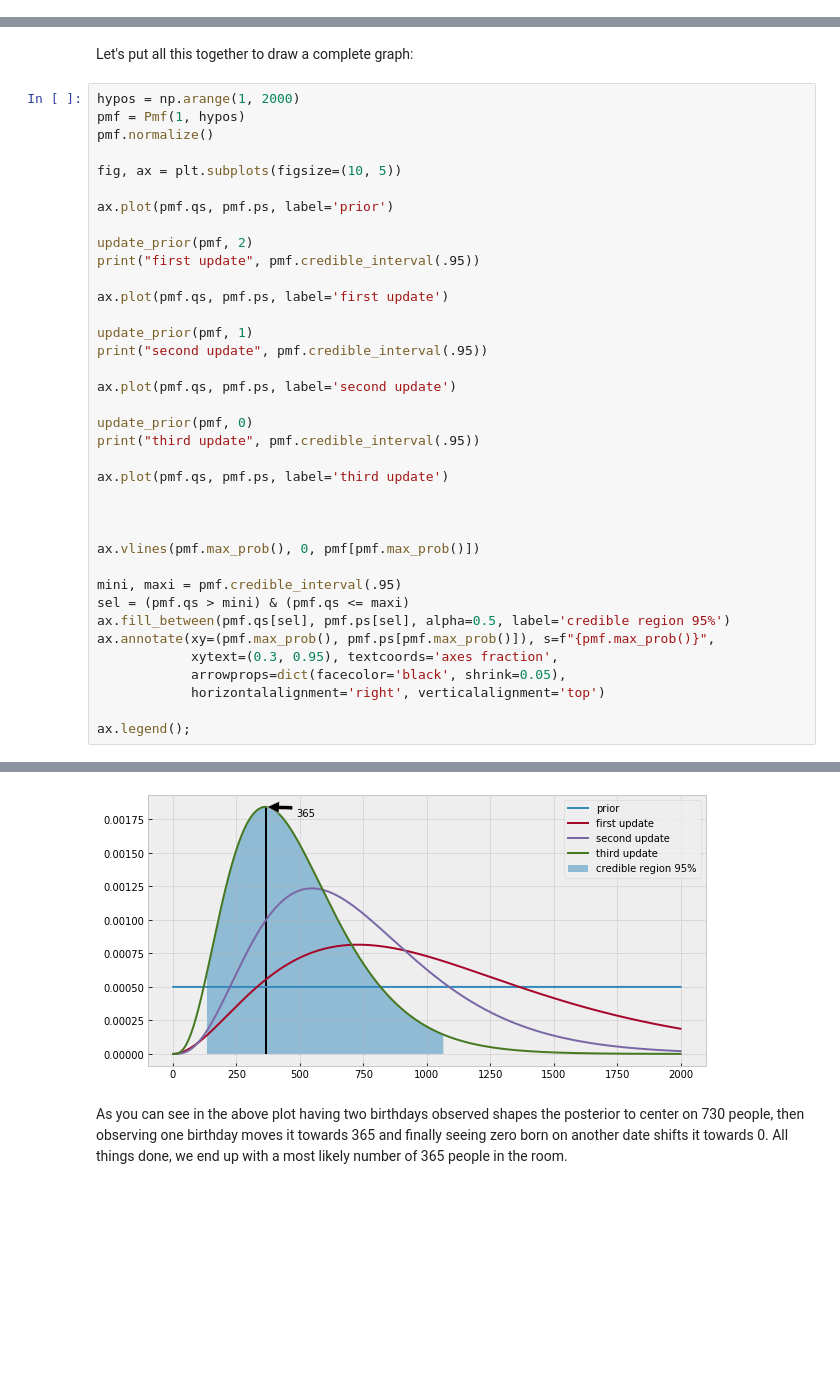
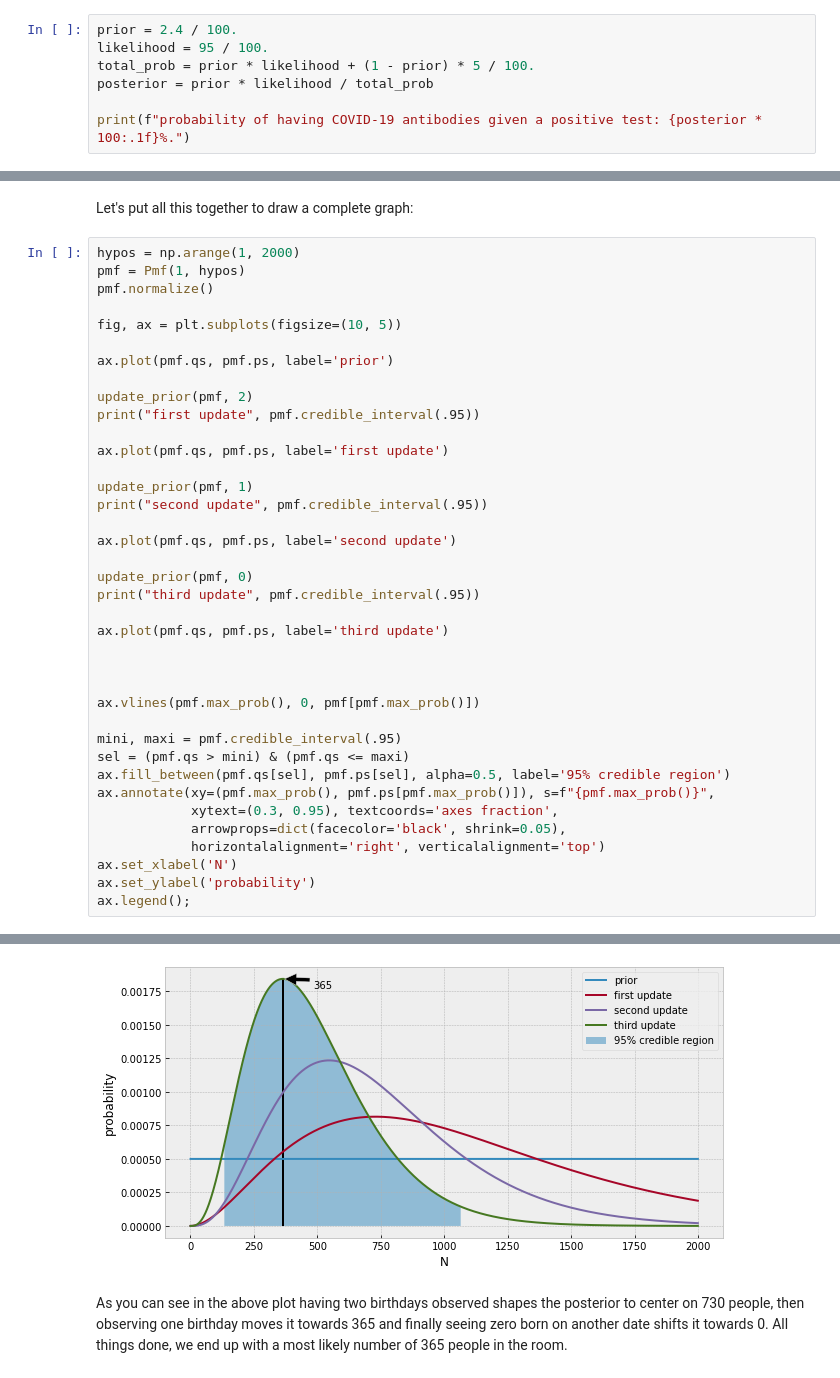
Before and after one commit to flothesof/posts, a Jupyter notebook: 20200624_BayesianInCoronaTimes.ipynb, the cells around one changed output, grey strips where cells are left out. Drawn from its saved outputs; the diff is of its cells as text; blank space fills up the shorter version.

```diff
--- a/20200624_BayesianInCoronaTimes.ipynb
+++ b/20200624_BayesianInCoronaTimes.ipynb
@@ -37,0 +48,7 @@ Inputting this in the interactive Bayes's theorem tool (https://www.skobelevs.ie
+# %%
+prior = 2.4 / 100.
+likelihood = 95 / 100.
+total_prob = prior * likelihood + (1 - prior) * 5 / 100.
+posterior = prior * likelihood / total_prob
+
+print(f"probability of having COVID-19 antibodies given a positive test: {posterior * 100:.1f}%.")
@@ -213,36 +286,37 @@ ax.plot(pmf.qs, pmf.ps, label='prior')
 update_prior(pmf, 2)
 print("first update", pmf.credible_interval(.95))
 
 ax.plot(pmf.qs, pmf.ps, label='first update')
 
 update_prior(pmf, 1)
 print("second update", pmf.credible_interval(.95))
 
 ax.plot(pmf.qs, pmf.ps, label='second update')
 
 update_prior(pmf, 0)
 print("third update", pmf.credible_interval(.95))
 
 ax.plot(pmf.qs, pmf.ps, label='third update')
 
 
 
 ax.vlines(pmf.max_prob(), 0, pmf[pmf.max_prob()])
 
 mini, maxi = pmf.credible_interval(.95)
 sel = (pmf.qs > mini) & (pmf.qs <= maxi)
-ax.fill_between(pmf.qs[sel], pmf.ps[sel], alpha=0.5, label='credible region 95%')
+ax.fill_between(pmf.qs[sel], pmf.ps[sel], alpha=0.5, label='95% credible region')
 ax.annotate(xy=(pmf.max_prob(), pmf.ps[pmf.max_prob()]), s=f"{pmf.max_prob()}",
             xytext=(0.3, 0.95), textcoords='axes fraction',
             arrowprops=dict(facecolor='black', shrink=0.05),
             horizontalalignment='right', verticalalignment='top')
-
+ax.set_xlabel('N')
+ax.set_ylabel('probability')
 ax.legend();
 # %% [output]
 first update [ 218. 1880.]
 second update [ 199. 1551.]
 third update [ 133. 1065.]
-[figure, old version]
+[figure, new version]
 # %% [markdown]
 As you can see in the above plot having two birthdays observed shapes the posterior to center on 730 people, then observing one birthday moves it towards 365 and finally seeing zero born on another date shifts it towards 0. All things done, we end up with a most likely number of 365 people in the room.
 # %% [markdown]
```
Also changed, not shown: parts of 39 cells of this notebook.
